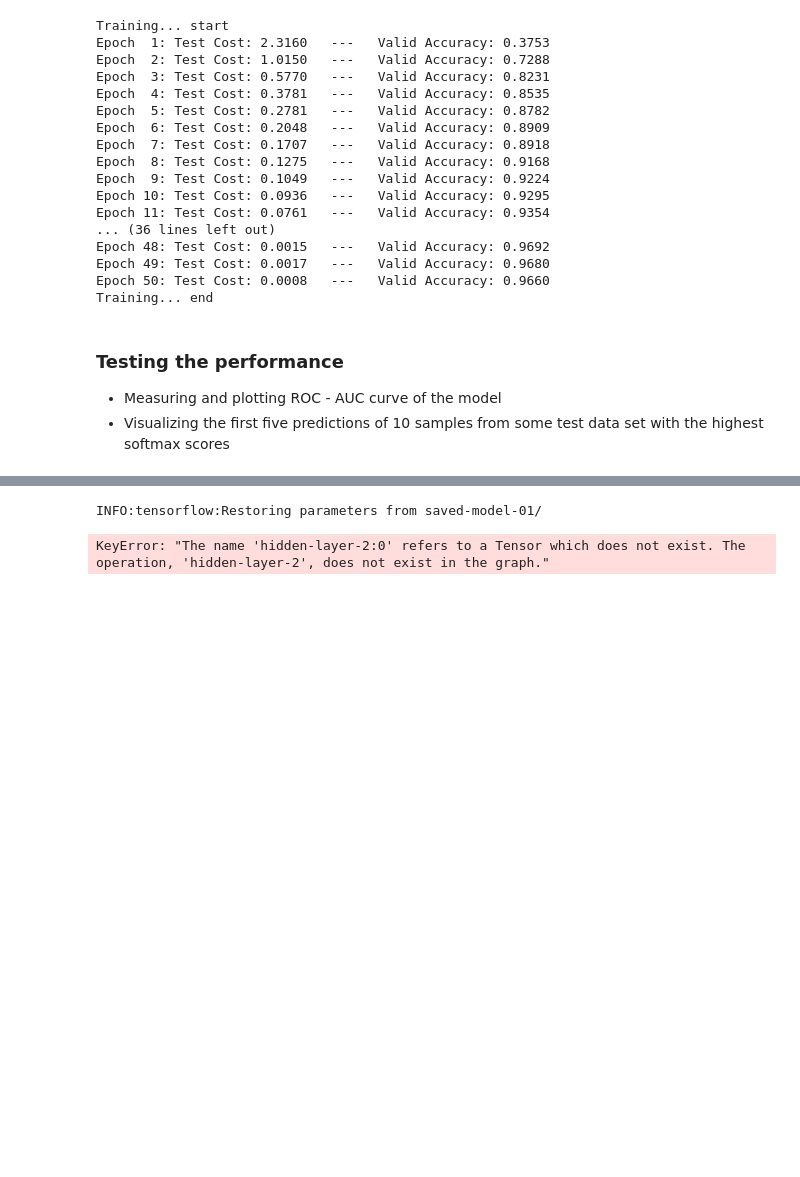
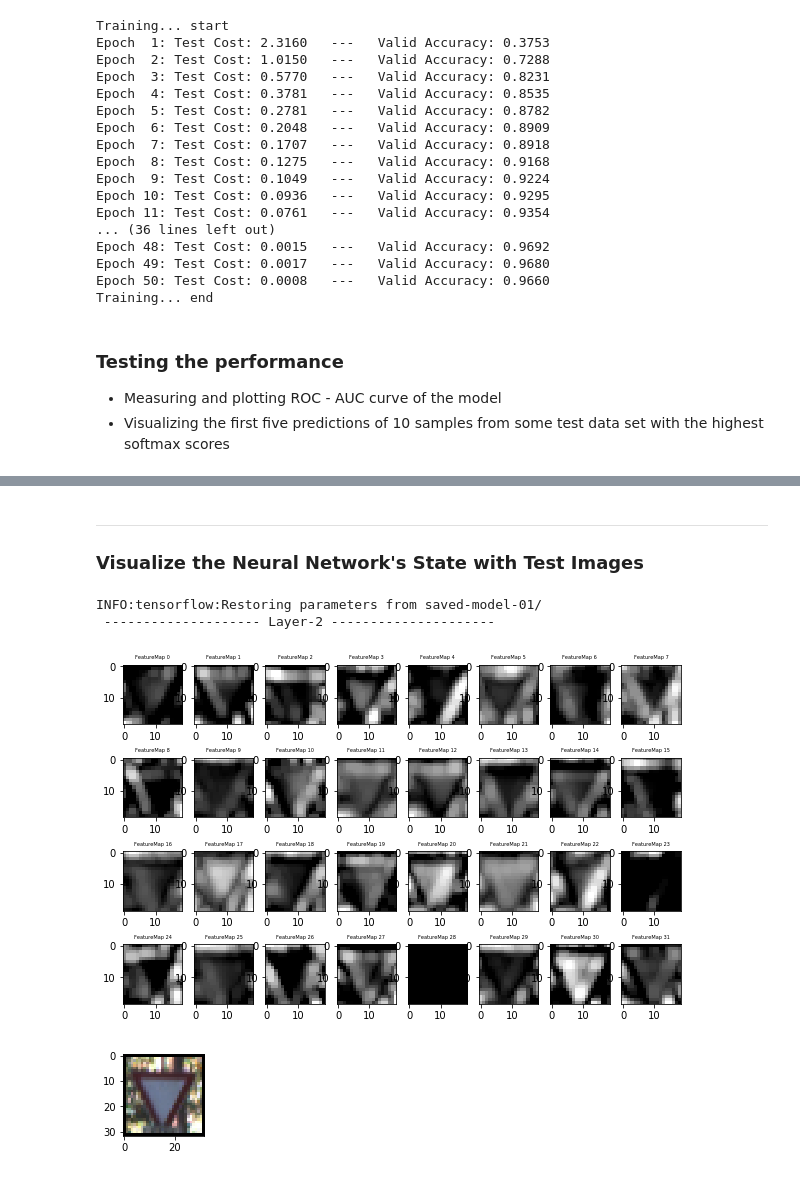
Before and after one commit to Hamidreza3252/CarND-Traffic-Sign-Classifier-Project, a Jupyter notebook: Traffic_Sign_Classifier.ipynb, the cells around one changed output, grey strips where cells are left out. Saved outputs shown, nothing was run; the diff lists cells and outputs as text; code cells hidden in the pictures; blank space fills up the shorter version.

```diff
--- a/Traffic_Sign_Classifier.ipynb
+++ b/Traffic_Sign_Classifier.ipynb
@@ -677,3 +659,7 @@ For an example of what feature map outputs look like, check out NVIDIA's results
+# %% [markdown]
+---
+
+### Visualize the Neural Network's State with Test Images
 # %%
 ### Visualize your network's feature maps here.
 ### Feel free to use as many code cells as needed.
@@ -688,33 +674,40 @@ loaded_graph = tf.Graph()
 
 with tf.Session(graph=loaded_graph) as sess:
     # with tf.Session() as sess:
     # sess.run(tf.global_variables_initializer())
 
     # Load model
     loader = tf.train.import_meta_graph(save_model_path + ".meta")
     loader.restore(sess, save_model_path)
 
     # Get Tensors from loaded model
     loaded_x = loaded_graph.get_tensor_by_name("x:0")
     loaded_y = loaded_graph.get_tensor_by_name("y:0")
     loaded_keep_prob = loaded_graph.get_tensor_by_name("keep_prob:0")
     loaded_logits = loaded_graph.get_tensor_by_name("logits:0")
     loaded_acc = loaded_graph.get_tensor_by_name("accuracy:0")
 
     # loaded_graph.
 
     conv_layer_1 = loaded_graph.get_tensor_by_name("hidden-layer-1:0")
     conv_layer_2 = loaded_graph.get_tensor_by_name("hidden-layer-2:0")
     conv_layer_3 = loaded_graph.get_tensor_by_name("hidden-layer-3:0")
     conv_layer_4 = loaded_graph.get_tensor_by_name("hidden-layer-4:0")
     conv_layer_5 = loaded_graph.get_tensor_by_name("hidden-layer-5:0")
 
     # "weights-layer-1"
     # "hidden-layer-1"
 
-    image_input = test_features[0]
+    stimuli = x_test_data[26]
+    tf_image_input = np.reshape(stimuli, [-1, stimuli.shape[0], stimuli.shape[1], stimuli.shape[2]])
 
-    Cnn.output_feature_map(image_input, loaded_x, conv_layer_1, sess, activation_min=-1, activation_max=-1, plt_num=1)
+    print(" -------------------- Layer-2 ---------------------")
+    Cnn.output_feature_map(tf_image_input, loaded_x, conv_layer_2, sess, activation_min=-1, activation_max=-1, plt_num=1)
+
+    plt.figure(figsize=(1.5, 1.5))
+    plt.imshow(stimuli)
 # %% [output]
 INFO:tensorflow:Restoring parameters from saved-model-01/
+ -------------------- Layer-2 ---------------------
-KeyError: "The name 'hidden-layer-2:0' refers to a Tensor which does not exist. The operation, 'hidden-layer-2', does not exist in the graph."
+[figure, added]
+[figure, added]
```
Also changed, not shown: parts of 5 cells of this notebook, 4 other files.
